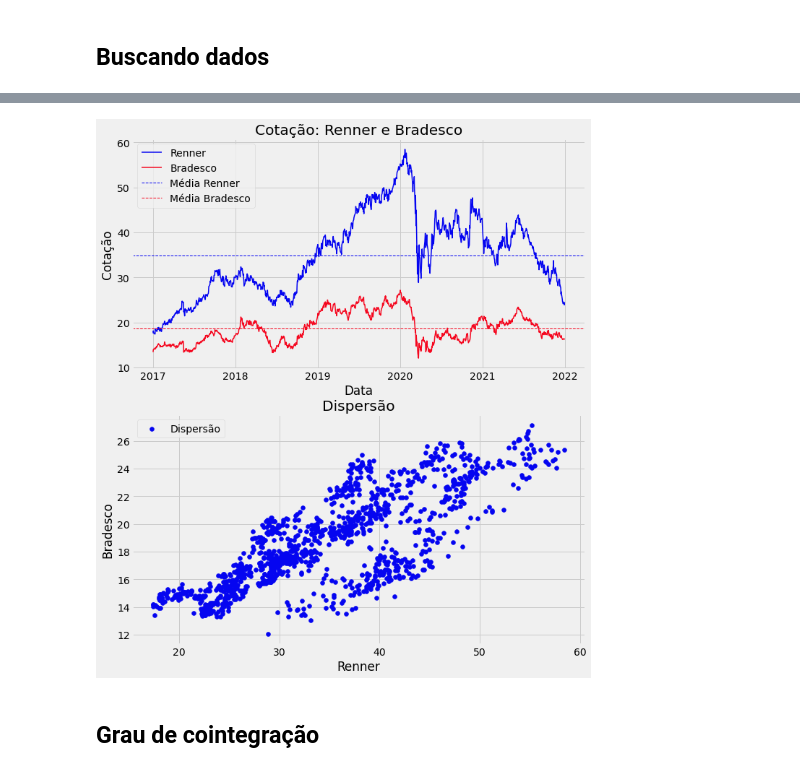
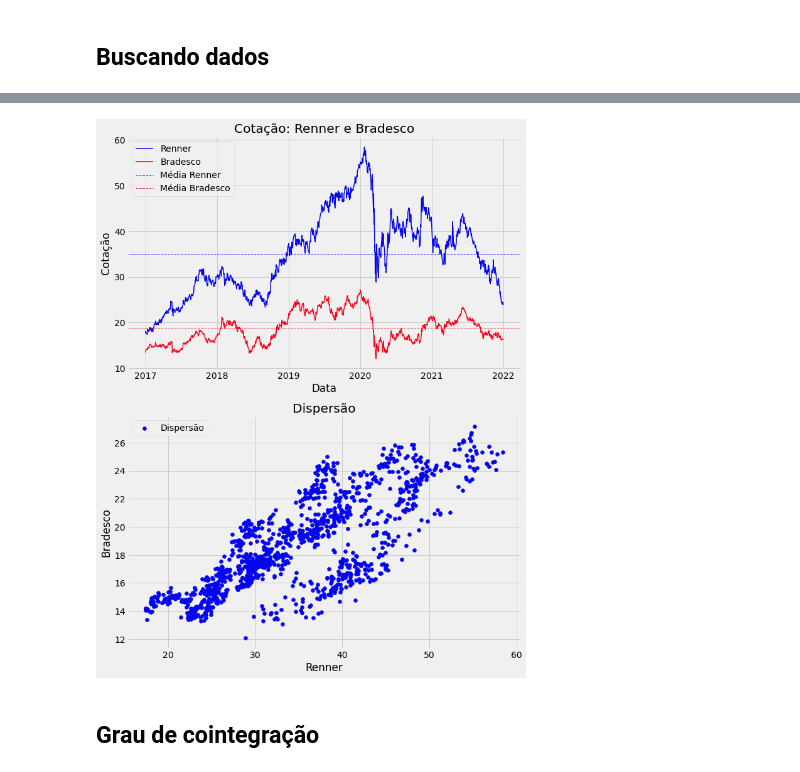
Before and after one commit to brunoalvoliv/incadores-tecnicos, a Jupyter notebook: long&short_cointegracao.ipynb, the cells around one changed output, grey strips where cells are left out. Drawn from its saved outputs; the diff is of its cells as text; code cells hidden in the pictures.

```diff
--- a/long&short_cointegracao.ipynb
+++ b/long&short_cointegracao.ipynb
@@ -42,25 +42,25 @@ dados.head()
 # %%
 #Visualizando
 
-plt.figure(figsize=(10, 12));
+plt.figure(figsize=(10, 14));
 plt.subplot(211)
 x, = plt.plot(dados['LREN3.SA'], label='Renner', linewidth=1.5, color='#0505f0');
 y, = plt.plot(dados['BBDC3.SA'], label='Bradesco', linewidth=1.5, color='#f5071f');
 plt.axhline(y=dados['LREN3.SA'].mean(), label='Média Renner', linewidth=1.0, color='#0505f0', linestyle='--');
 plt.axhline(y=dados['BBDC3.SA'].mean(), label='Média Bradesco', linewidth=1.0, color='#f5071f', linestyle='--');
 plt.xlabel('Data');
 plt.ylabel('Cotação');
 plt.title('Cotação: Renner e Bradesco');
 plt.legend(loc=2);
 
 plt.subplot(212)
 plt.scatter(x=dados['LREN3.SA'], y=dados['BBDC3.SA'], label='Dispersão', color='#0505f0');
 plt.title('Dispersão');
 plt.xlabel('Renner');
 plt.ylabel('Bradesco');
 plt.legend();
 # %% [output]
-[figure, old version]
+[figure, new version]
 # %% [markdown]
 ## Grau de cointegração
 # %%
```
Also changed, not shown: parts of 7 cells of this notebook.
